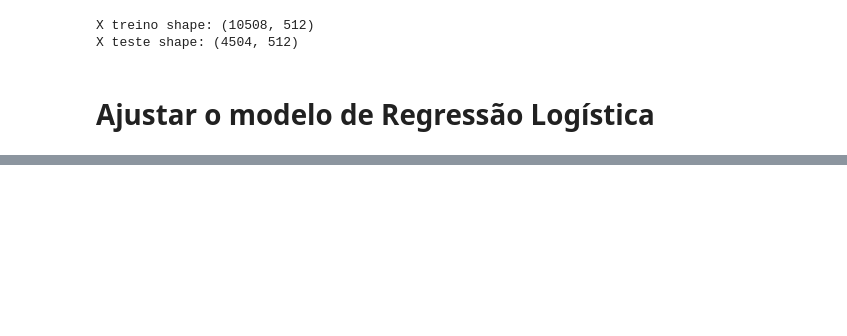
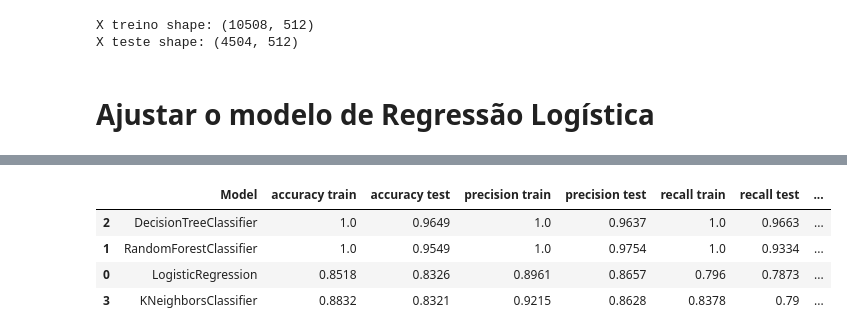
Before and after one commit to thiago2608santana/disciplina-machine-learning, a Jupyter notebook: exploracao_inicial.ipynb, the cells around one changed output, grey strips where cells are left out. Cells and saved outputs as stored; diff of their text form; code cells hidden in the pictures; blank space fills up the shorter version.

Commit message:
Inclusao de varios modelos de machine learning para comparacao de resultados

```diff
--- a/exploracao_inicial.ipynb
+++ b/exploracao_inicial.ipynb
@@ -267,6 +269,3 @@ X treino shape: (10508, 512)
 X teste shape: (4504, 512)
 # %% [markdown]
 # Ajustar o modelo de Regressão Logística
-# %%
-model = LogisticRegression(random_state=0)
-model.fit(X_train_transformed, y_train)
@@ -277,3 +271,0 @@ LogisticRegression(random_state=0)
-# %%
-y_pred = model.predict(X_test_transformed)
-cm = confusion_matrix(y_test, y_pred, labels=model.classes_)
@@ -288,7 +271,0 @@ plt.savefig('./Results/ConfusionMatrix.png')
-# %%
-fpr, tpr, thresholds = roc_curve(y_test, y_pred)
-roc_auc = auc(fpr, tpr)
-display_roc = RocCurveDisplay(fpr=fpr, tpr=tpr, roc_auc=roc_auc, estimator_name='Logistic Regression')
-plt.figure(figsize=(16, 10))
-display_roc.plot()
-plt.savefig('./Results/ROC.png')
@@ -331,0 +336,8 @@ weighted avg       0.84      0.84      0.84      4504
+# %%
+df_results
+# %% [output]
+|  | Model | accuracy train | accuracy test | precision train | precision test | recall train | recall test | ... |
+| 2 | DecisionTreeClassifier | 1.0 | 0.9649 | 1.0 | 0.9637 | 1.0 | 0.9663 | ... |
+| 1 | RandomForestClassifier | 1.0 | 0.9549 | 1.0 | 0.9754 | 1.0 | 0.9334 | ... |
+| 0 | LogisticRegression | 0.8518 | 0.8326 | 0.8961 | 0.8657 | 0.796 | 0.7873 | ... |
+| 3 | KNeighborsClassifier | 0.8832 | 0.8321 | 0.9215 | 0.8628 | 0.8378 | 0.79 | ... |
```
Also changed, not shown: parts of 12 cells of this notebook, 11 other files.
